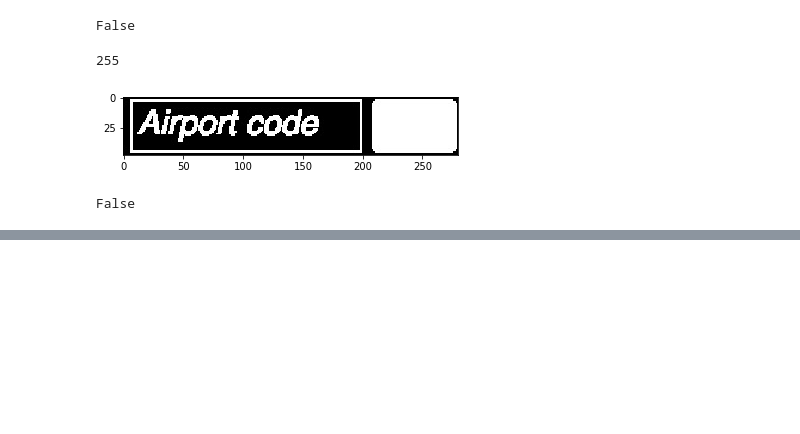
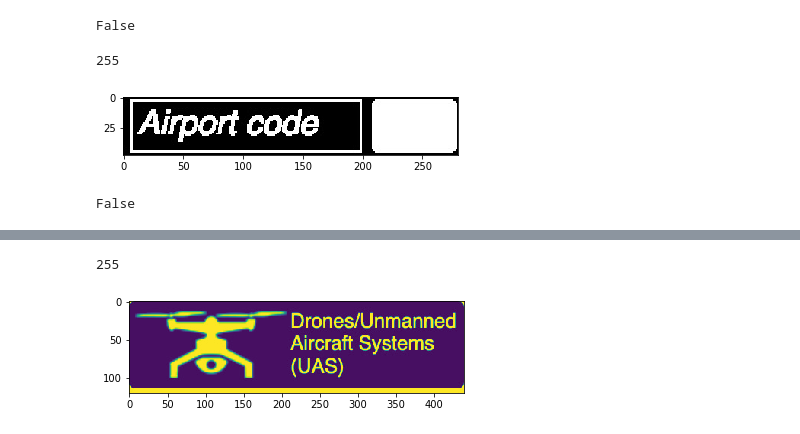
Before and after one commit to WaleedHashmi/JS-Cleaner, a Jupyter notebook: Comparison/Untitled.ipynb, the cells around one changed output, grey strips where cells are left out. Cells and saved outputs as stored; diff of their text form; code cells hidden in the pictures; blank space fills up the shorter version.

```diff
--- a/Comparison/Untitled.ipynb
+++ b/Comparison/Untitled.ipynb
@@ -405,0 +439,10 @@ False
+# %%
+comp = cv2.imread("cmp2/4.jpg",0)
+# cv2.imwrite ("tmp.jpg", comp)
+# comp = cv2.imread ("tmp.jpg")
+plt.imshow(comp)
+
+print (np.amax(comp))
+# %% [output]
+255
+[figure, added]
```
Also changed, not shown: parts of 9 cells of this notebook, 7 other files.
